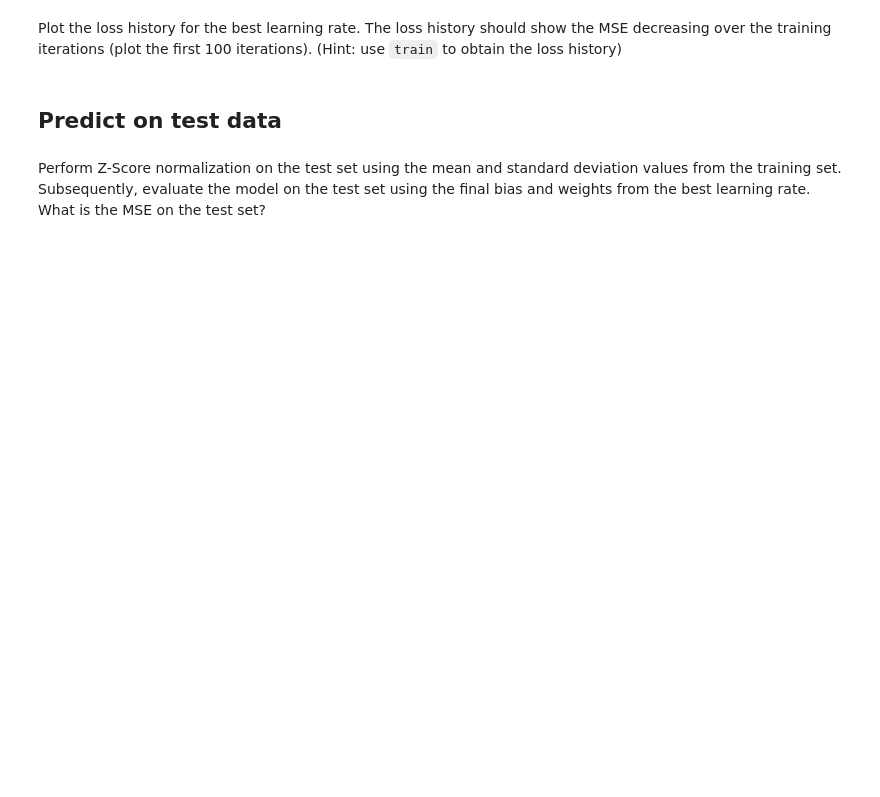
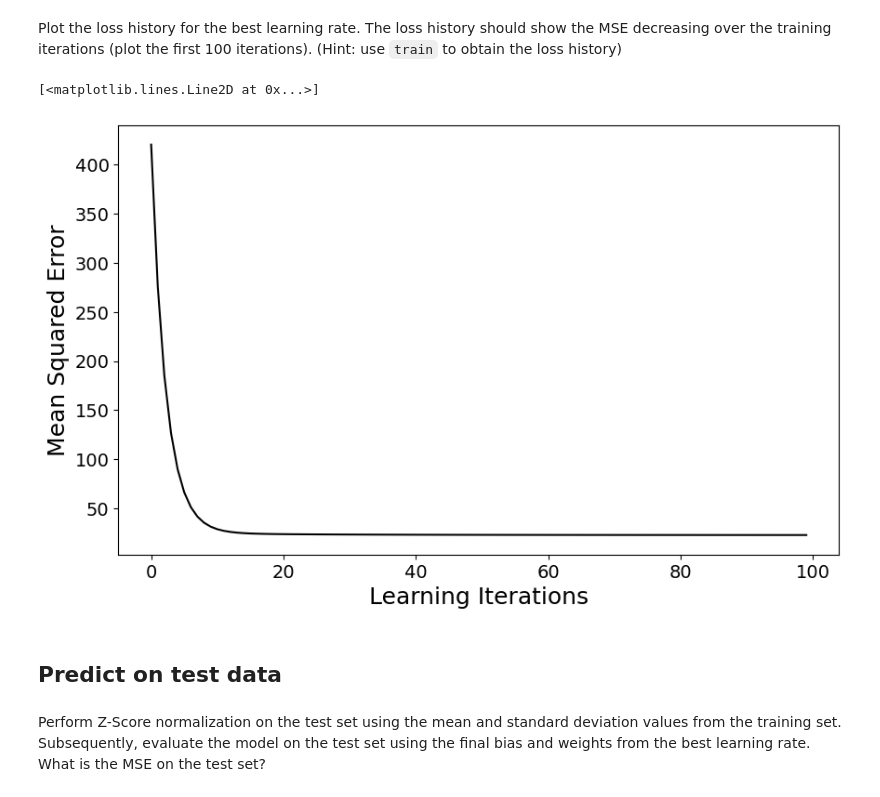
Before and after one commit to Rengark/CS3185_ML, a Jupyter notebook: Assignment_1/assignment1.ipynb, the cells around one changed output. Saved outputs shown, nothing was run; the diff lists cells and outputs as text; code cells hidden in the pictures; blank space fills up the shorter version.

```diff
--- a/Assignment_1/assignment1.ipynb
+++ b/Assignment_1/assignment1.ipynb
@@ -354,8 +360,18 @@ Plot the loss history for the best learning rate. The loss history should show t
 # %%
 import matplotlib.pyplot as plt
 
 # complete the code below
-...
+lh, b , W = train(X_train_norm, y_train, initial_b, initial_W, best_lr, learning_iterations)
+itr = list(range(0, learning_iterations))
+fig = plt.figure(figsize = (10, 6))
+plt.xlabel('Learning Iterations', fontsize=18)
+plt.ylabel('Mean Squared Error', fontsize=18)
+plt.yticks(fontsize=14)
+plt.xticks(fontsize=14)
+plt.plot(itr[:100], lh[:100], color='black')
+# %% [output]
+[<matplotlib.lines.Line2D at 0x...>]
+[figure, added]
 # %% [markdown]
 ## Predict on test data
 # %% [markdown]
```
Also changed, not shown: parts of 4 cells of this notebook, 2 other files.
